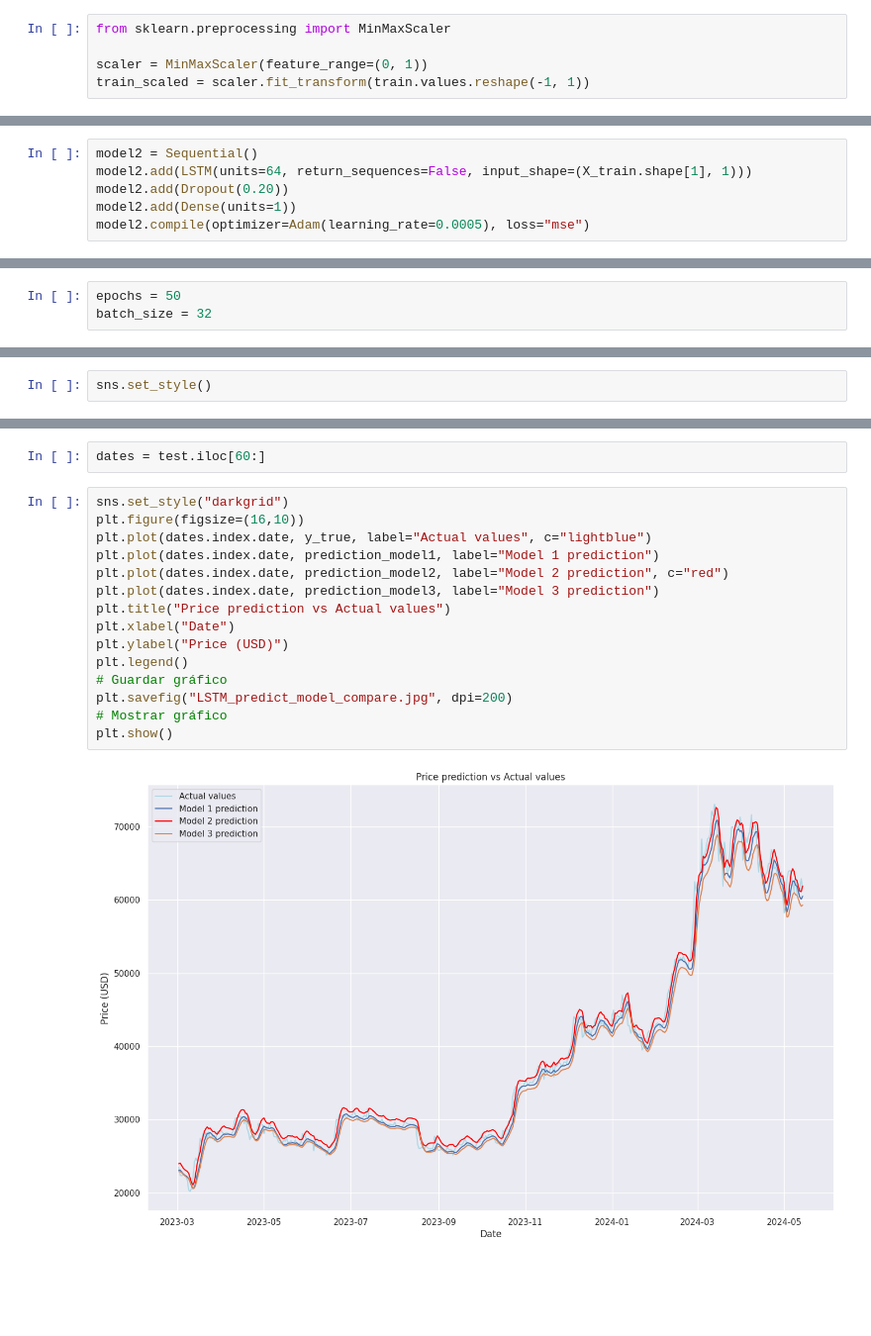
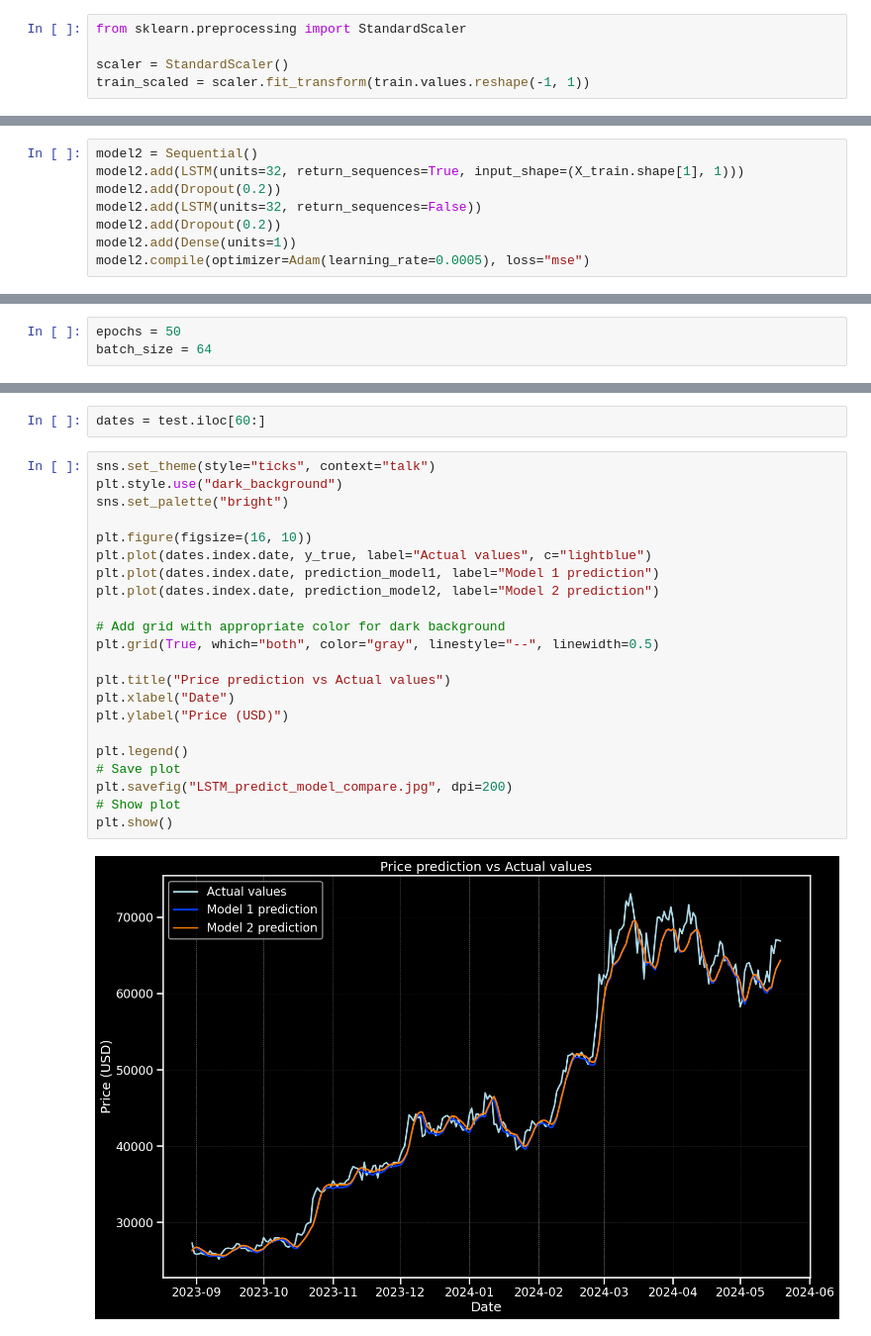
Before and after one commit to guillermovc/keras_portfolio, a Jupyter notebook: Cryptocurrency Prediction/predict_bitcoin_lstm.ipynb, the cells around one changed output, grey strips where cells are left out. Shown: that part at 99% size. Cells and saved outputs as stored; diff of their text form; blank space fills up the shorter version.

```diff
--- a/Cryptocurrency Prediction/predict_bitcoin_lstm.ipynb
+++ b/Cryptocurrency Prediction/predict_bitcoin_lstm.ipynb
@@ -96,9 +151,9 @@ len(test)/len(train)
 # %% [markdown]
 ### Scale to 0-1 range
 # %%
-from sklearn.preprocessing import MinMaxScaler
+from sklearn.preprocessing import StandardScaler
 
-scaler = MinMaxScaler(feature_range=(0, 1))
+scaler = StandardScaler()
 train_scaled = scaler.fit_transform(train.values.reshape(-1, 1))
 # %%
 train_scaled
@@ -150,6 +205,8 @@ model1.compile(optimizer=Adam(learning_rate=0.0005), loss="mse")
 # %%
 model2 = Sequential()
-model2.add(LSTM(units=64, return_sequences=False, input_shape=(X_train.shape[1], 1)))
-model2.add(Dropout(0.20))
+model2.add(LSTM(units=32, return_sequences=True, input_shape=(X_train.shape[1], 1)))
+model2.add(Dropout(0.2))
+model2.add(LSTM(units=32, return_sequences=False))
+model2.add(Dropout(0.2))
 model2.add(Dense(units=1))
 model2.compile(optimizer=Adam(learning_rate=0.0005), loss="mse")
@@ -167,7 +214,7 @@ model3.compile(optimizer=Adam(learning_rate=0.0005), loss="mse")
 ## Train models
 # %%
 epochs = 50
-batch_size = 32
+batch_size = 64
 # %% [markdown]
 ### Model 1
 # %%
@@ -241,5 +277,3 @@ model3_history = model3.fit(X_train, y_train, epochs=epochs, batch_size=batch_si
 # %% [markdown]
 ## Training curves
-# %%
-sns.set_style()
 # %%
@@ -309,19 +372,26 @@ prediction_model1.shape, y_true.shape
 # %%
 dates = test.iloc[60:]
 # %%
-sns.set_style("darkgrid")
-plt.figure(figsize=(16,10))
+sns.set_theme(style="ticks", context="talk")
+plt.style.use("dark_background")
+sns.set_palette("bright")
+
+plt.figure(figsize=(16, 10))
 plt.plot(dates.index.date, y_true, label="Actual values", c="lightblue")
 plt.plot(dates.index.date, prediction_model1, label="Model 1 prediction")
-plt.plot(dates.index.date, prediction_model2, label="Model 2 prediction", c="red")
-plt.plot(dates.index.date, prediction_model3, label="Model 3 prediction")
+plt.plot(dates.index.date, prediction_model2, label="Model 2 prediction")
+
+# Add grid with appropriate color for dark background
+plt.grid(True, which="both", color="gray", linestyle="--", linewidth=0.5)
+
 plt.title("Price prediction vs Actual values")
 plt.xlabel("Date")
 plt.ylabel("Price (USD)")
+
 plt.legend()
-# Guardar gráfico
+# Save plot
 plt.savefig("LSTM_predict_model_compare.jpg", dpi=200)
-# Mostrar gráfico
+# Show plot
 plt.show()
 # %% [output]
-[figure, old version]
+[figure, new version]
```
Also changed, not shown: parts of 38 cells of this notebook, 7 other files.
